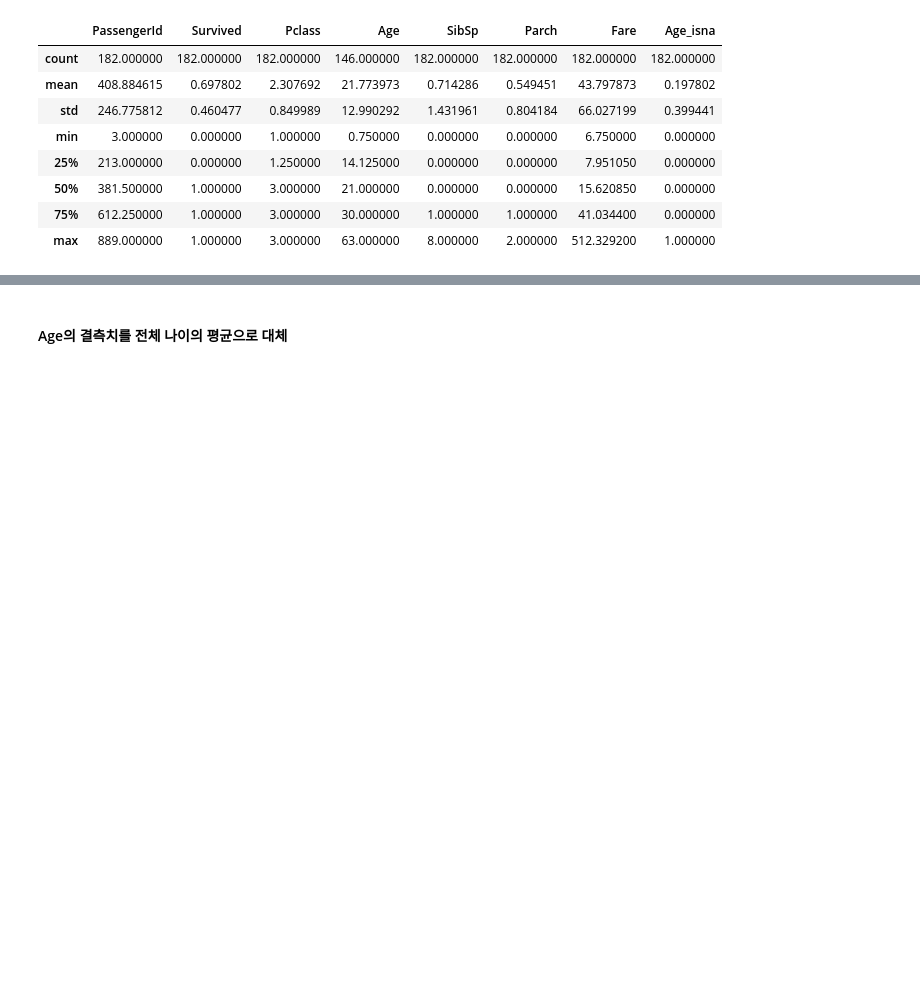
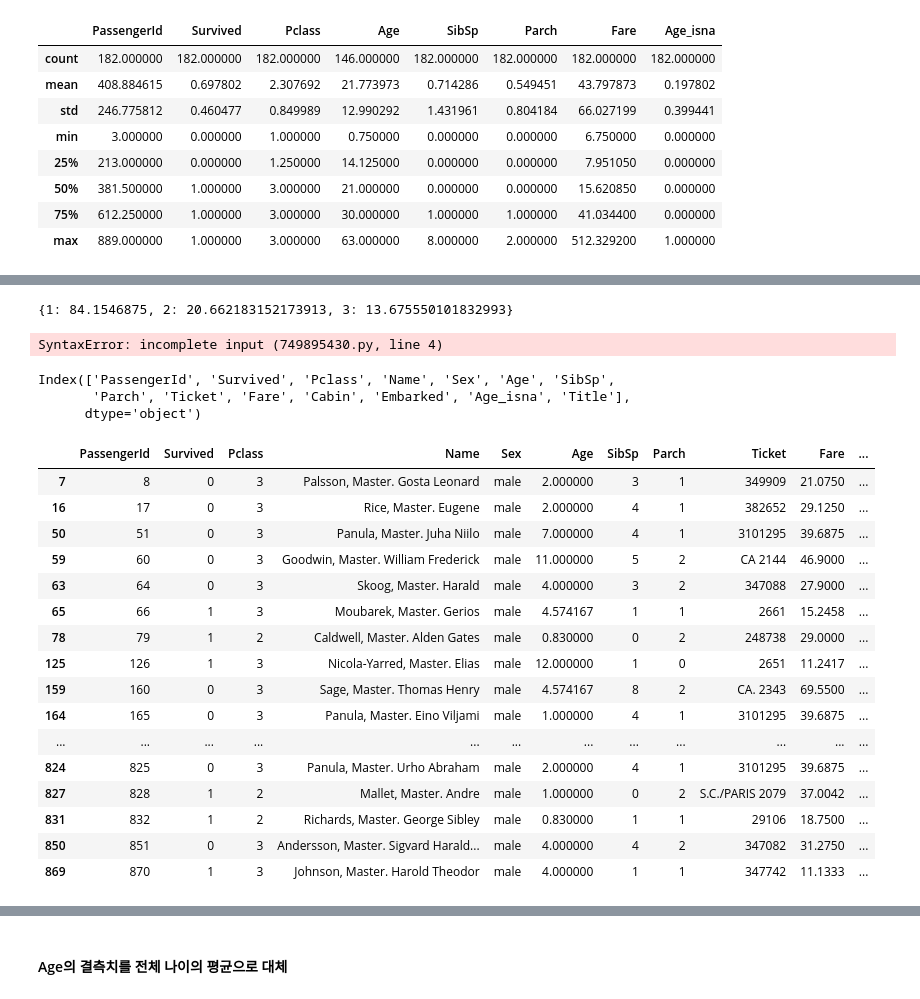
Before and after one commit to youngminii/KISIA-AI-security-edu, a Jupyter notebook: Lecture/KISIA/4_시스템설계v5.ipynb, the cells around one changed output, grey strips where cells are left out. Cells and saved outputs as stored; diff of their text form; code cells hidden in the pictures; blank space fills up the shorter version.

```diff
--- a/Lecture/KISIA/4_시스템설계v5.ipynb
+++ b/Lecture/KISIA/4_시스템설계v5.ipynb
@@ -539,0 +635,12 @@ df_train_TitleAge['Age'] = df_train_TitleAge['Age'].fillna(title_age_replace_val
+# %%
+pclass_fare_mean = df_train.groupby('Pclass')['Fare'].mean().to_dict()
+pclass_fare_mean
+# %% [output]
+{1: 84.1546875, 2: 20.662183152173913, 3: 13.675550101832993}
+# %%
+## test 데이터에서 Fare가 Null인 경우, 선실의 등급의 요금 평균을 적용
+pclass_fare_mean = df_train.groupby('Pclass')['Fare'].mean().to_dict()
+pclass_fare_replace_value = df_test['Pclass'].map(pclass_fare_mean)
+df_test['Fare'] = df_test['Fare'].fillna(pclass_fare_replace_value
+# %% [output]
+SyntaxError: incomplete input (749895430.py, line 4)
@@ -539,0 +651,6 @@ df_train_TitleAge['Age'] = df_train_TitleAge['Age'].fillna(title_age_replace_val
+# %%
+df_train_TitleAge.columns
+# %% [output]
+Index(['PassengerId', 'Survived', 'Pclass', 'Name', 'Sex', 'Age', 'SibSp',
+       'Parch', 'Ticket', 'Fare', 'Cabin', 'Embarked', 'Age_isna', 'Title'],
+      dtype='object')
@@ -540,3 +659,23 @@ df_train_TitleAge['Age'] = df_train_TitleAge['Age'].fillna(title_age_replace_val
+# %%
+df_train[df_train['Title']=='Master']
+# %% [output]
+|  | PassengerId | Survived | Pclass | Name | Sex | Age | SibSp | Parch | Ticket | Fare | ... |
+| 7 | 8 | 0 | 3 | Palsson, Master. Gosta Leonard | male | 2.000000 | 3 | 1 | 349909 | 21.0750 | ... |
+| 16 | 17 | 0 | 3 | Rice, Master. Eugene | male | 2.000000 | 4 | 1 | 382652 | 29.1250 | ... |
+| 50 | 51 | 0 | 3 | Panula, Master. Juha Niilo | male | 7.000000 | 4 | 1 | 3101295 | 39.6875 | ... |
+| 59 | 60 | 0 | 3 | Goodwin, Master. William Frederick | male | 11.000000 | 5 | 2 | CA 2144 | 46.9000 | ... |
+| 63 | 64 | 0 | 3 | Skoog, Master. Harald | male | 4.000000 | 3 | 2 | 347088 | 27.9000 | ... |
+| 65 | 66 | 1 | 3 | Moubarek, Master. Gerios | male | 4.574167 | 1 | 1 | 2661 | 15.2458 | ... |
+| 78 | 79 | 1 | 2 | Caldwell, Master. Alden Gates | male | 0.830000 | 0 | 2 | 248738 | 29.0000 | ... |
+| 125 | 126 | 1 | 3 | Nicola-Yarred, Master. Elias | male | 12.000000 | 1 | 0 | 2651 | 11.2417 | ... |
+| 159 | 160 | 0 | 3 | Sage, Master. Thomas Henry | male | 4.574167 | 8 | 2 | CA. 2343 | 69.5500 | ... |
+| 164 | 165 | 0 | 3 | Panula, Master. Eino Viljami | male | 1.000000 | 4 | 1 | 3101295 | 39.6875 | ... |
+| ... | ... | ... | ... | ... | ... | ... | ... | ... | ... | ... | ... |
+| 824 | 825 | 0 | 3 | Panula, Master. Urho Abraham | male | 2.000000 | 4 | 1 | 3101295 | 39.6875 | ... |
+| 827 | 828 | 1 | 2 | Mallet, Master. Andre | male | 1.000000 | 0 | 2 | S.C./PARIS 2079 | 37.0042 | ... |
+| 831 | 832 | 1 | 2 | Richards, Master. George Sibley | male | 0.830000 | 1 | 1 | 29106 | 18.7500 | ... |
+| 850 | 851 | 0 | 3 | Andersson, Master. Sigvard Harald... | male | 4.000000 | 4 | 2 | 347082 | 31.2750 | ... |
+| 869 | 870 | 1 | 3 | Johnson, Master. Harold Theodor | male | 4.000000 | 1 | 1 | 347742 | 11.1333 | ... |
 # %%
 title_list = df_train_TitleAge['Title'].unique()
 title_map = {title: idx for idx, title in enumerate(sorted(title_list))}
```
Also changed, not shown: parts of 83 cells of this notebook.
